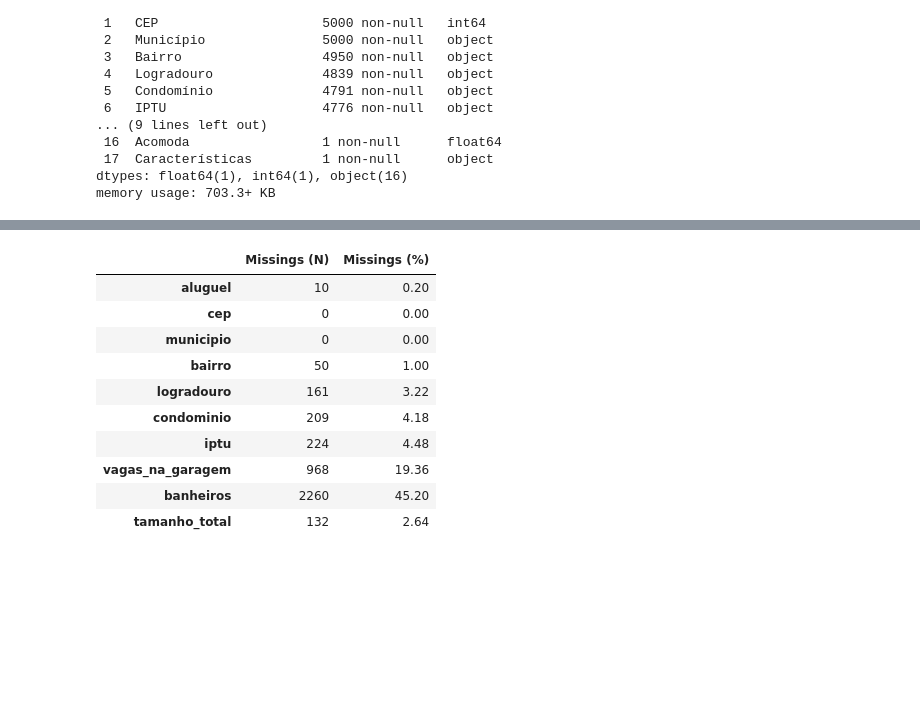
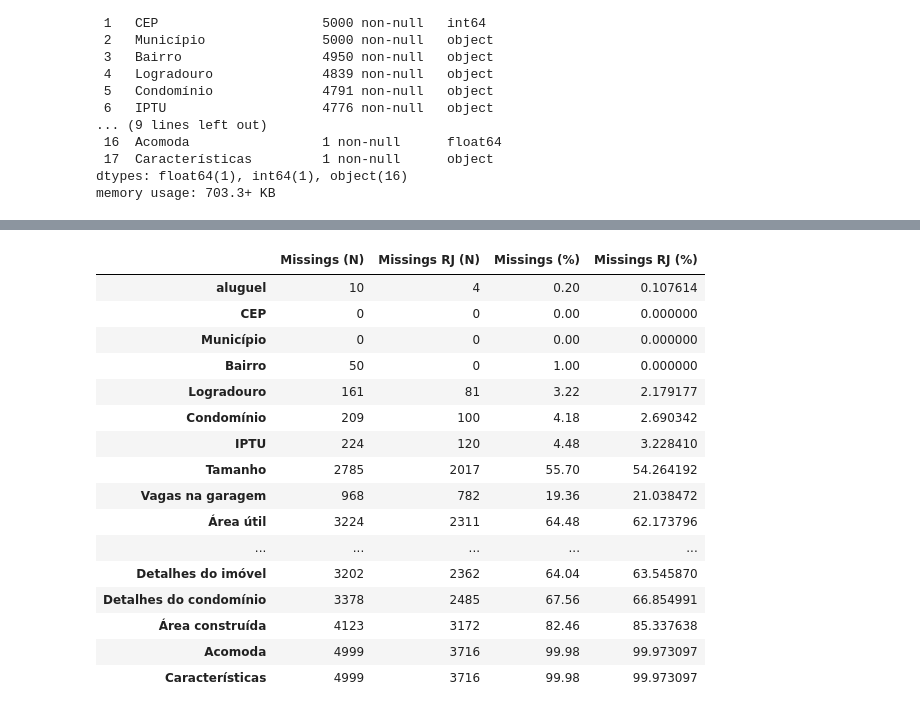
Before and after one commit to gustavofladeira/rent, a Jupyter notebook: rent-prediction.ipynb, the cells around one changed output, grey strips where cells are left out. Cells and saved outputs as stored; diff of their text form; code cells hidden in the pictures; blank space fills up the shorter version.

```diff
--- a/rent-prediction.ipynb
+++ b/rent-prediction.ipynb
@@ -46,20 +61,28 @@ msno.matrix(rent)
 # %%
 pd.DataFrame({
     'Missings (N)': rent.isnull().sum(),
-    'Missings (%)': rent.isnull().mean() * 100
+    'Missings RJ (N)': rent[rent['Município'] == "Rio de Janeiro"].isnull().sum(),
+    'Missings (%)': rent.isnull().mean() * 100,
+    'Missings RJ (%)': rent[rent['Município'] == "Rio de Janeiro"].isnull().mean() * 100
 })
 # %% [output]
-|  | Missings (N) | Missings (%) |
-| aluguel | 10 | 0.20 |
-| cep | 0 | 0.00 |
-| municipio | 0 | 0.00 |
-| bairro | 50 | 1.00 |
-| logradouro | 161 | 3.22 |
-| condominio | 209 | 4.18 |
-| iptu | 224 | 4.48 |
-| vagas_na_garagem | 968 | 19.36 |
-| banheiros | 2260 | 45.20 |
-| tamanho_total | 132 | 2.64 |
+|  | Missings (N) | Missings RJ (N) | Missings (%) | Missings RJ (%) |
+| aluguel | 10 | 4 | 0.20 | 0.107614 |
+| CEP | 0 | 0 | 0.00 | 0.000000 |
+| Município | 0 | 0 | 0.00 | 0.000000 |
+| Bairro | 50 | 0 | 1.00 | 0.000000 |
+| Logradouro | 161 | 81 | 3.22 | 2.179177 |
+| Condomínio | 209 | 100 | 4.18 | 2.690342 |
+| IPTU | 224 | 120 | 4.48 | 3.228410 |
+| Tamanho | 2785 | 2017 | 55.70 | 54.264192 |
+| Vagas na garagem | 968 | 782 | 19.36 | 21.038472 |
+| Área útil | 3224 | 2311 | 64.48 | 62.173796 |
+| ... | ... | ... | ... | ... |
+| Detalhes do imóvel | 3202 | 2362 | 64.04 | 63.545870 |
+| Detalhes do condomínio | 3378 | 2485 | 67.56 | 66.854991 |
+| Área construída | 4123 | 3172 | 82.46 | 85.337638 |
+| Acomoda | 4999 | 3716 | 99.98 | 99.973097 |
+| Características | 4999 | 3716 | 99.98 | 99.973097 |
 # %%
 # fixing variable names
 rent.columns = (rent.columns
```
Also changed, not shown: parts of 23 cells of this notebook.
